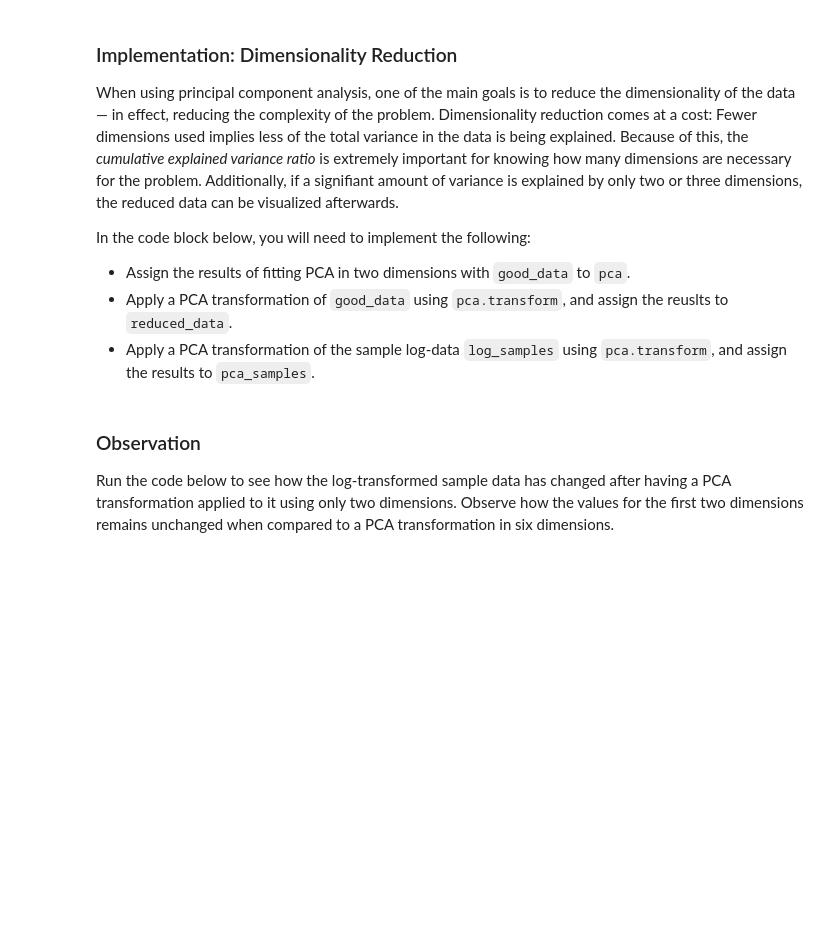
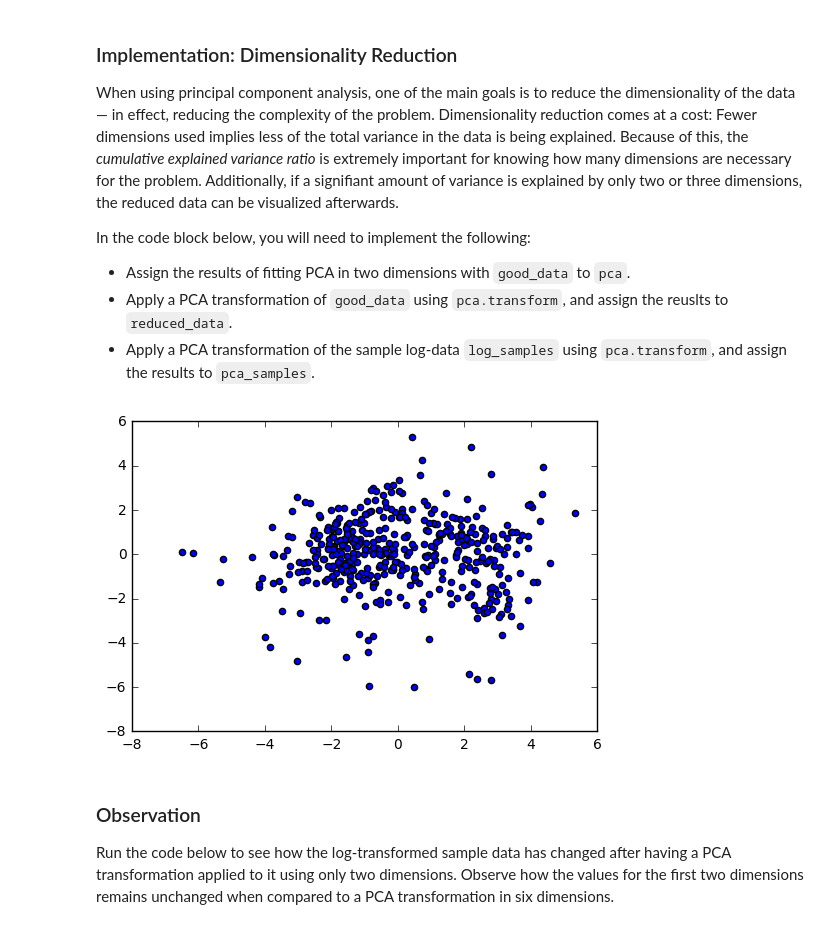
Before and after one commit to Daard/ML-Nanodegree, a Jupyter notebook: creating_customer_segments/customer_segments.ipynb, the cells around one changed output. Cells and saved outputs as stored; diff of their text form; code cells hidden in the pictures; blank space fills up the shorter version.

```diff
--- a/creating_customer_segments/customer_segments.ipynb
+++ b/creating_customer_segments/customer_segments.ipynb
@@ -342,15 +327,20 @@ In the code block below, you will need to implement the following:
 # %%
 # TODO: Apply PCA by fitting the good data with only two dimensions
 from sklearn.decomposition import PCA
 pca = PCA(n_components=2).fit(good_data)
 # TODO: Transform the good data using the PCA fit above
 reduced_data = pca.transform(good_data)
 
 # TODO: Transform the sample log-data using the PCA fit above
 pca_samples = pca.transform(log_samples)
 
 # Create a DataFrame for the reduced data
 reduced_data = pd.DataFrame(reduced_data, columns = ['Dimension 1', 'Dimension 2'])
+import matplotlib.pyplot as plt
+plt.scatter(reduced_data['Dimension 1'], reduced_data['Dimension 2'])
+plt.draw()
+# %% [output]
+[figure, added]
 # %% [markdown]
 ### Observation
 Run the code below to see how the log-transformed sample data has changed after having a PCA transformation applied to it using only two dimensions. Observe how the values for the first two dimensions remains unchanged when compared to a PCA transformation in six dimensions.
```
Also changed, not shown: parts of 18 cells of this notebook, 2 other files.
